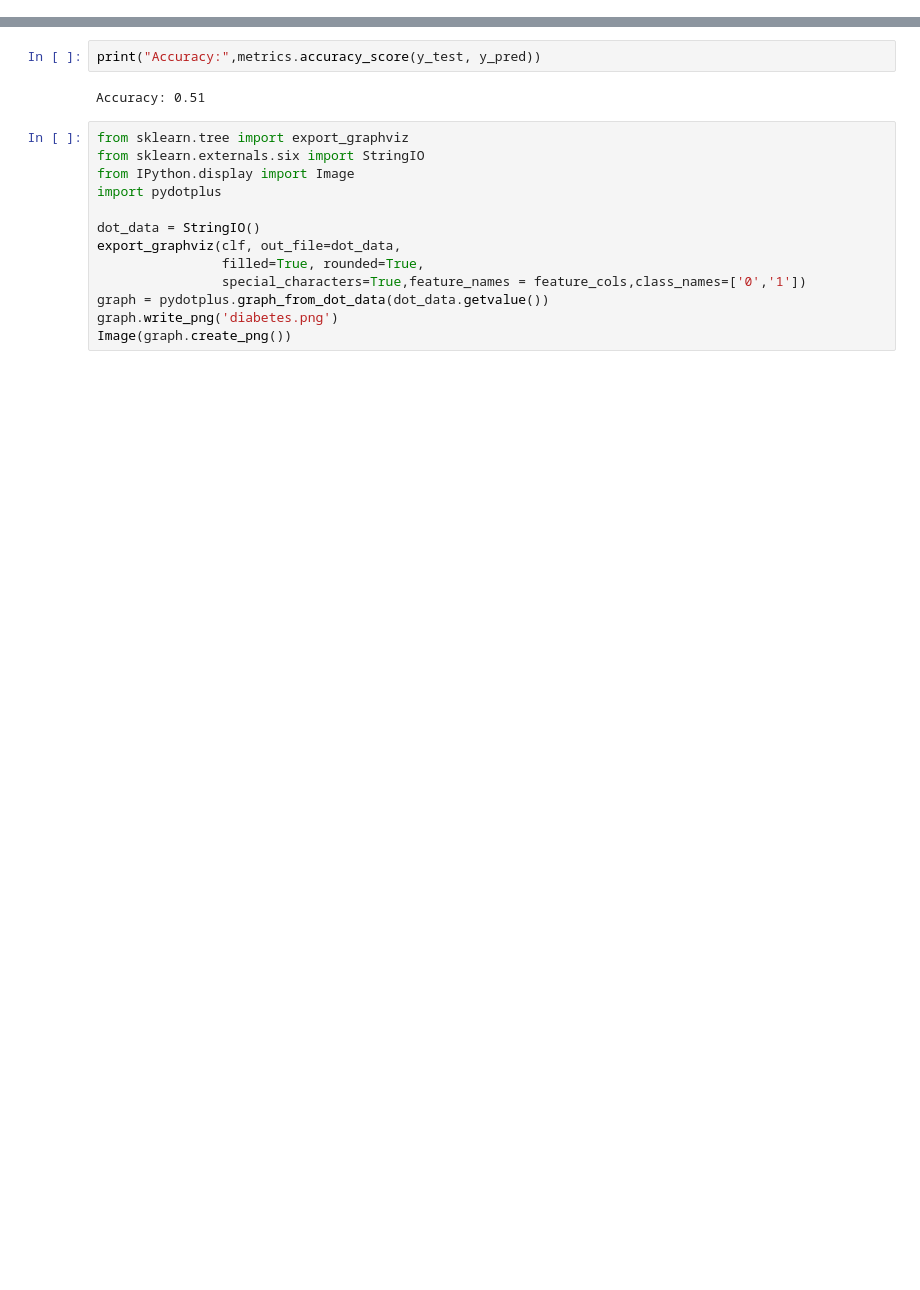
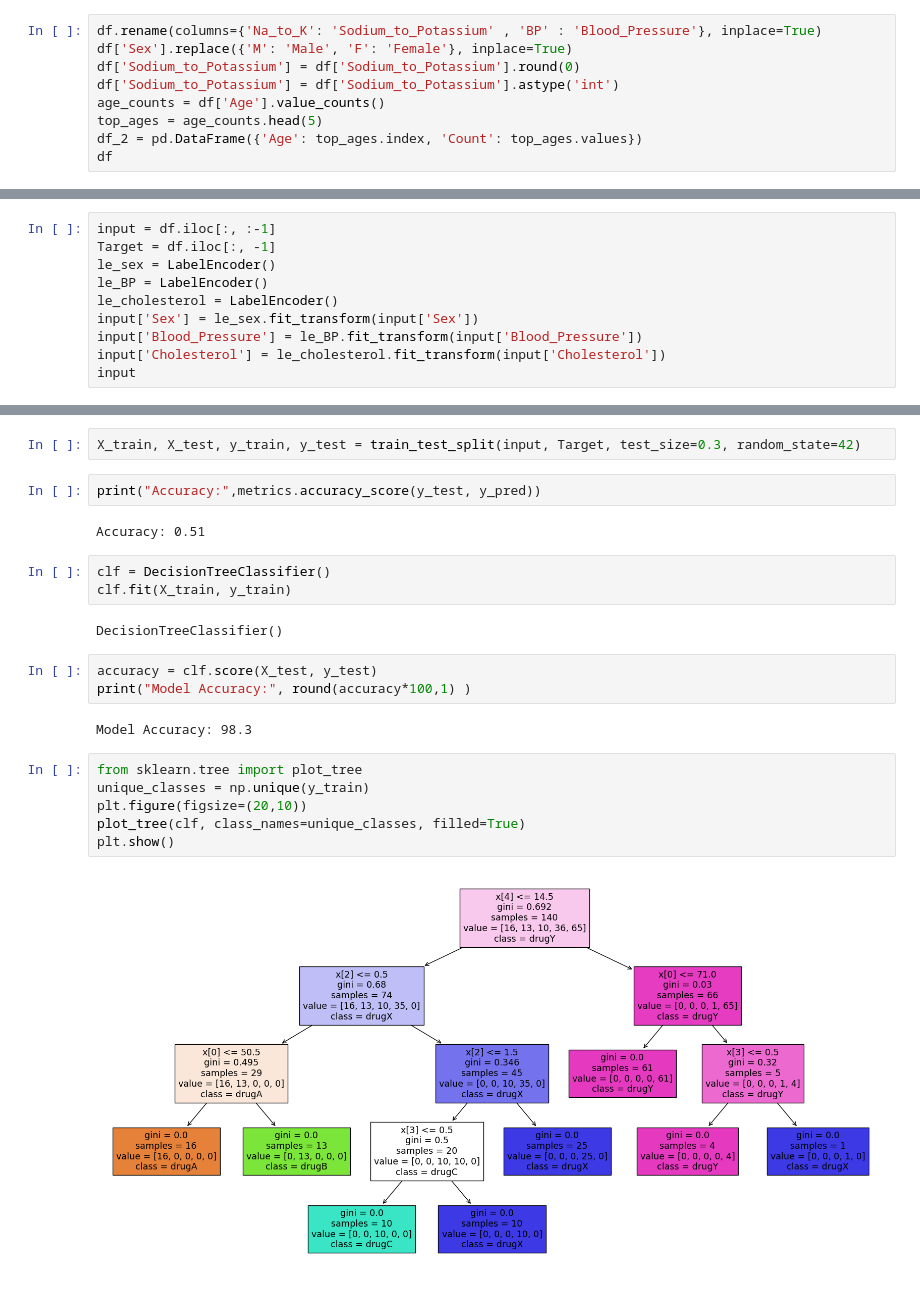
Before and after one commit to Vaishu-003/ML_Lab_T3_60, a Jupyter notebook: Assignment5.ipynb, the cells around one changed output, grey strips where cells are left out. Drawn from its saved outputs; the diff is of its cells as text; blank space fills up the shorter version.

```diff
--- a/Assignment5.ipynb
+++ b/Assignment5.ipynb
@@ -54,0 +40,9 @@ y_pred = clf.predict(X_test)
+# %%
+df.rename(columns={'Na_to_K': 'Sodium_to_Potassium' , 'BP' : 'Blood_Pressure'}, inplace=True)
+df['Sex'].replace({'M': 'Male', 'F': 'Female'}, inplace=True)
+df['Sodium_to_Potassium'] = df['Sodium_to_Potassium'].round(0)
+df['Sodium_to_Potassium'] = df['Sodium_to_Potassium'].astype('int')
+age_counts = df['Age'].value_counts()
+top_ages = age_counts.head(5)
+df_2 = pd.DataFrame({'Age': top_ages.index, 'Count': top_ages.values})
+df
@@ -54,0 +63,10 @@ y_pred = clf.predict(X_test)
+# %%
+input = df.iloc[:, :-1]
+Target = df.iloc[:, -1]
+le_sex = LabelEncoder()
+le_BP = LabelEncoder()
+le_cholesterol = LabelEncoder()
+input['Sex'] = le_sex.fit_transform(input['Sex'])
+input['Blood_Pressure'] = le_BP.fit_transform(input['Blood_Pressure'])
+input['Cholesterol'] = le_cholesterol.fit_transform(input['Cholesterol'])
+input
@@ -55,17 +87,24 @@ y_pred = clf.predict(X_test)
+# %%
+X_train, X_test, y_train, y_test = train_test_split(input, Target, test_size=0.3, random_state=42)
 # %%
 print("Accuracy:",metrics.accuracy_score(y_test, y_pred))
 # %% [output]
 Accuracy: 0.51
-# %%
-from sklearn.tree import export_graphviz
-from sklearn.externals.six import StringIO
-from IPython.display import Image
-import pydotplus
-
-dot_data = StringIO()
-export_graphviz(clf, out_file=dot_data,
-                filled=True, rounded=True,
-                special_characters=True,feature_names = feature_cols,class_names=['0','1'])
-graph = pydotplus.graph_from_dot_data(dot_data.getvalue())
-graph.write_png('diabetes.png')
-Image(graph.create_png())
+# %%
+clf = DecisionTreeClassifier()
+clf.fit(X_train, y_train)
+# %% [output]
+DecisionTreeClassifier()
+# %%
+accuracy = clf.score(X_test, y_test)
+print("Model Accuracy:", round(accuracy*100,1) )
+# %% [output]
+Model Accuracy: 98.3
+# %%
+from sklearn.tree import plot_tree
+unique_classes = np.unique(y_train)
+plt.figure(figsize=(20,10))
+plot_tree(clf, class_names=unique_classes, filled=True)
+plt.show()
+# %% [output]
+[figure, added]
```
Also changed, not shown: parts of 11 cells of this notebook.
